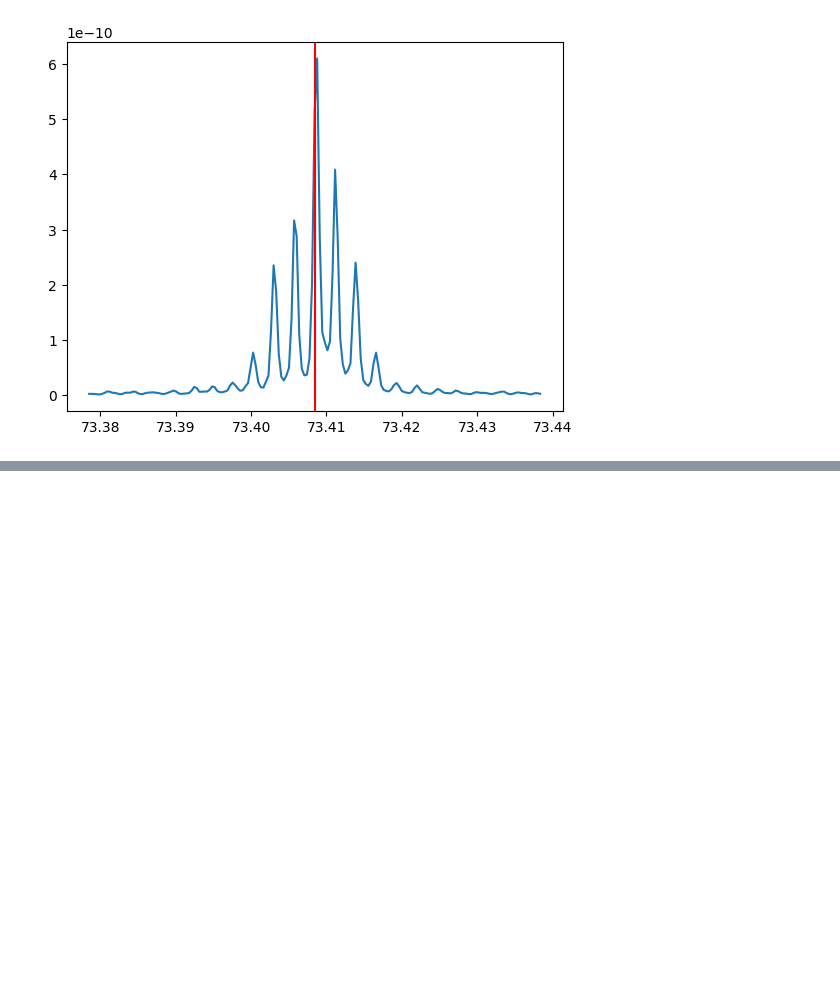
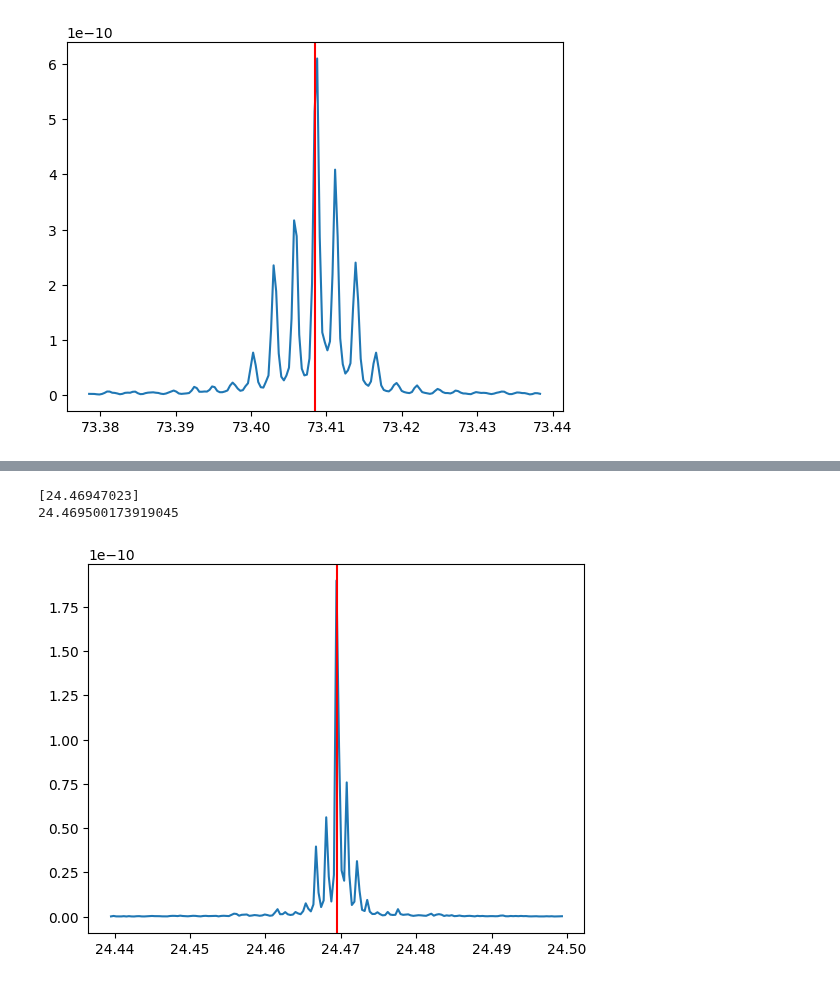
Before and after one commit to Hoggnation/cataloging_coherent_oscillators, a Jupyter notebook: frequency_finding_on_KIC-5202905.ipynb, the cells around one changed output, grey strips where cells are left out. Saved outputs shown, nothing was run; the diff lists cells and outputs as text; code cells hidden in the pictures; blank space fills up the shorter version.

```diff
--- a/frequency_finding_on_KIC-5202905.ipynb
+++ b/frequency_finding_on_KIC-5202905.ipynb
@@ -246,0 +340,17 @@ print(fd_approx)
+# %%
+#freqB
+fB_guess = 1/(2*sampling_time)
+csB = folding_freqs(freq, power, 1/(2*sampling_time))
+fb_candidates = np.arange(fB_guess - small, fB_guess+small, tiny)
+foosb = np.array([np.nansum(power * csB(2*fb_candidate - freq)) for fb_candidate in fb_candidates])
+plt.plot(fb_candidates, foosb)
+plt.axvline(1/(2*sampling_time), color="red")
+
+fb_index = get_started(1,fb_candidates, foosb)
+freqB, powerB, second_derivB = refine_peaks(fb_candidates, foosb, fb_index)
+print(freqB)
+print(fB_guess)
+# %% [output]
+[24.46947023]
+24.469500173919045
+[figure, added]
```
Also changed, not shown: parts of 5 cells of this notebook.
